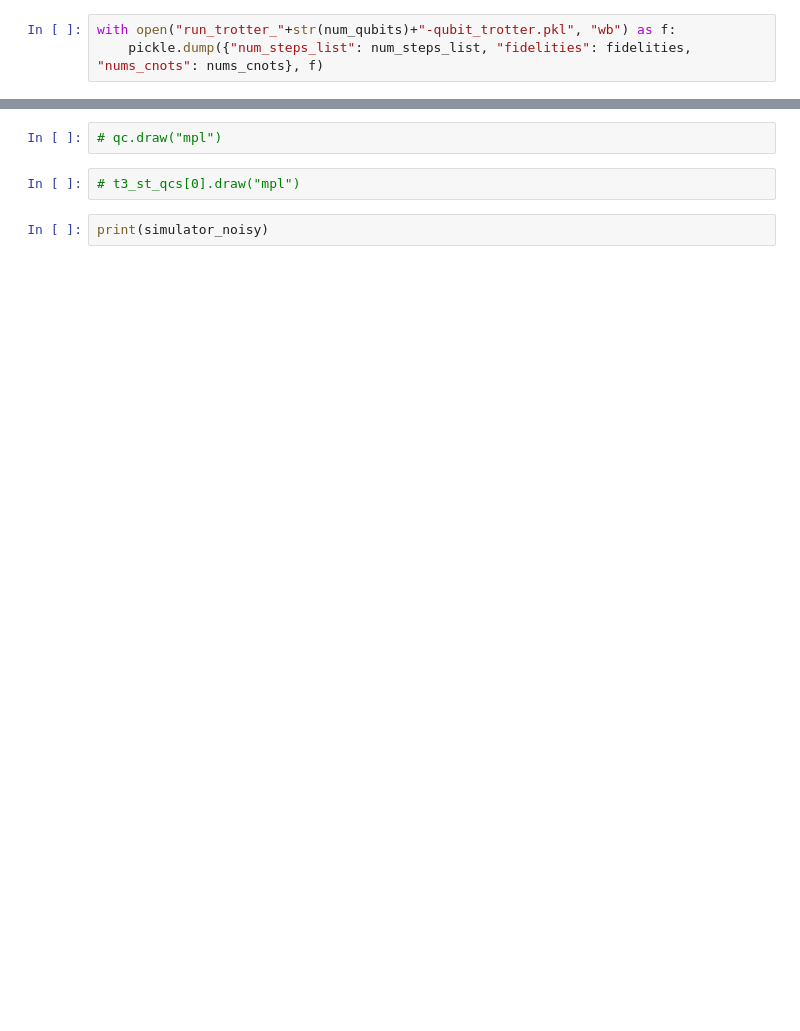
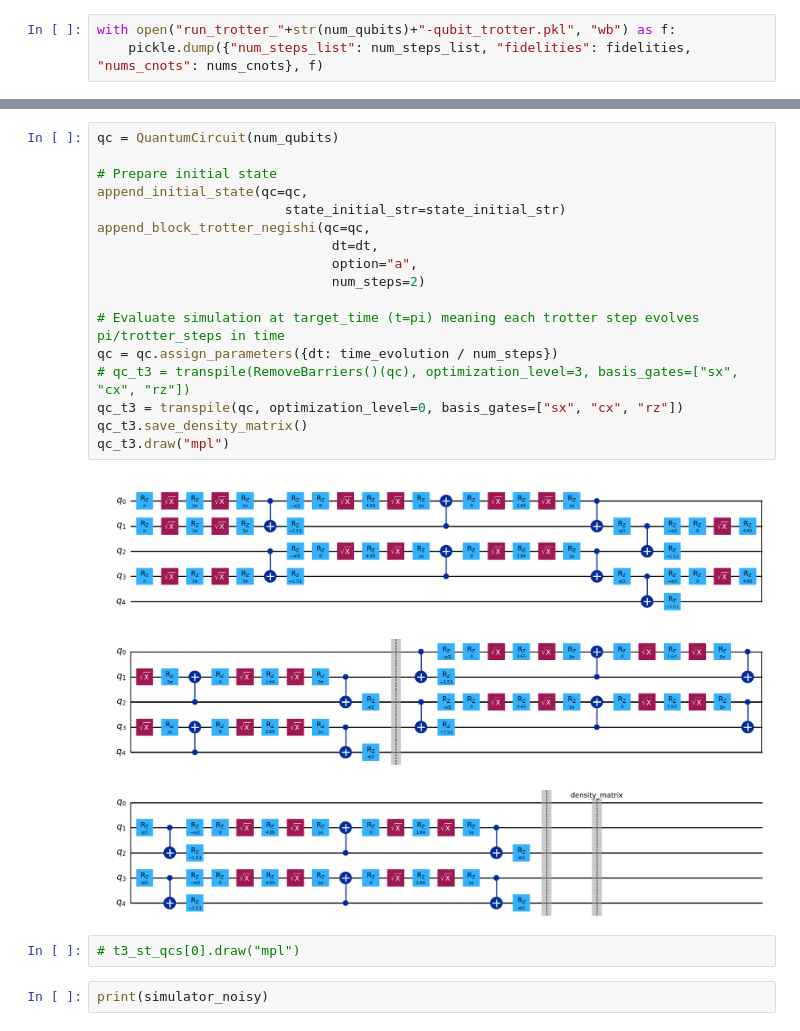
Before and after one commit to BOBO1997/osp_solutions, a Jupyter notebook: simulation/depolarising/5-qubit/run_trotter_5-qubit_trotter.ipynb, the cells around one changed output, grey strips where cells are left out. Drawn from its saved outputs; the diff is of its cells as text; blank space fills up the shorter version.

```diff
--- a/simulation/depolarising/5-qubit/run_trotter_5-qubit_trotter.ipynb
+++ b/simulation/depolarising/5-qubit/run_trotter_5-qubit_trotter.ipynb
@@ -168,5 +165,22 @@ plt.show()
 # %%
-# qc.draw("mpl")
+qc = QuantumCircuit(num_qubits)
+
+# Prepare initial state
+append_initial_state(qc=qc,
+                        state_initial_str=state_initial_str)
+append_block_trotter_negishi(qc=qc,
+                              dt=dt,
+                              option="a",
+                              num_steps=2)
+
+# Evaluate simulation at target_time (t=pi) meaning each trotter step evolves pi/trotter_steps in time
+qc = qc.assign_parameters({dt: time_evolution / num_steps})
+# qc_t3 = transpile(RemoveBarriers()(qc), optimization_level=3, basis_gates=["sx", "cx", "rz"])
+qc_t3 = transpile(qc, optimization_level=0, basis_gates=["sx", "cx", "rz"])
+qc_t3.save_density_matrix()
+qc_t3.draw("mpl")
+# %% [output]
+[figure, added]
 # %%
 # t3_st_qcs[0].draw("mpl")
 # %%
```
Also changed, not shown: parts of 6 cells of this notebook, 7 other files.
